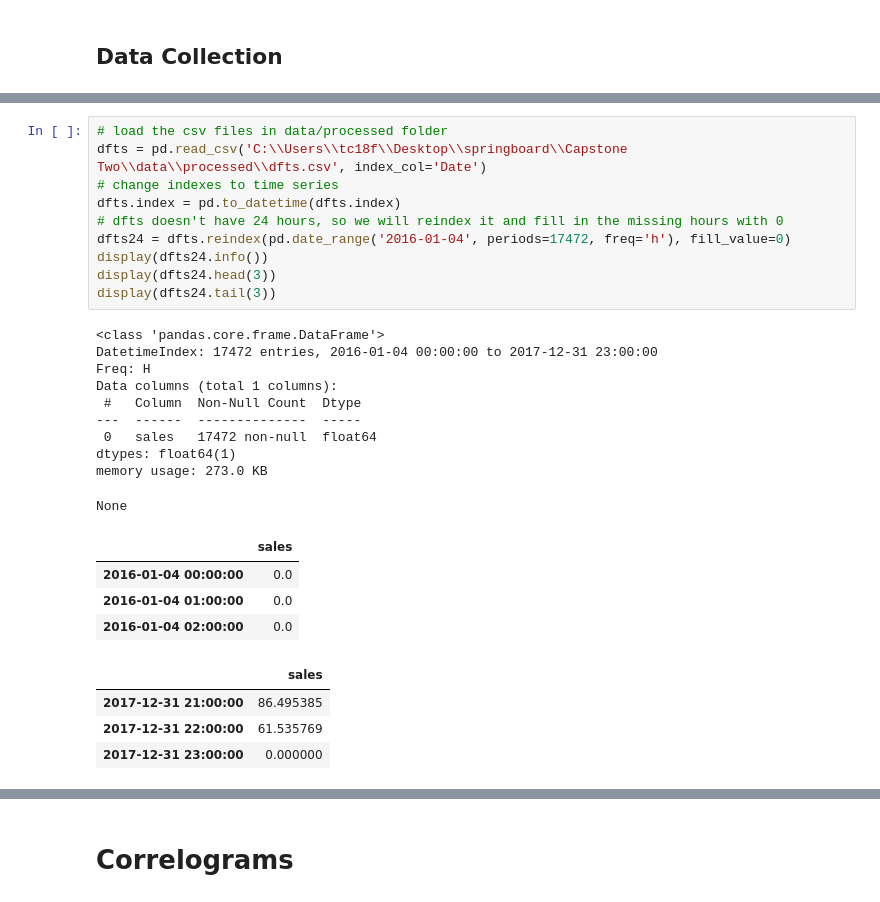
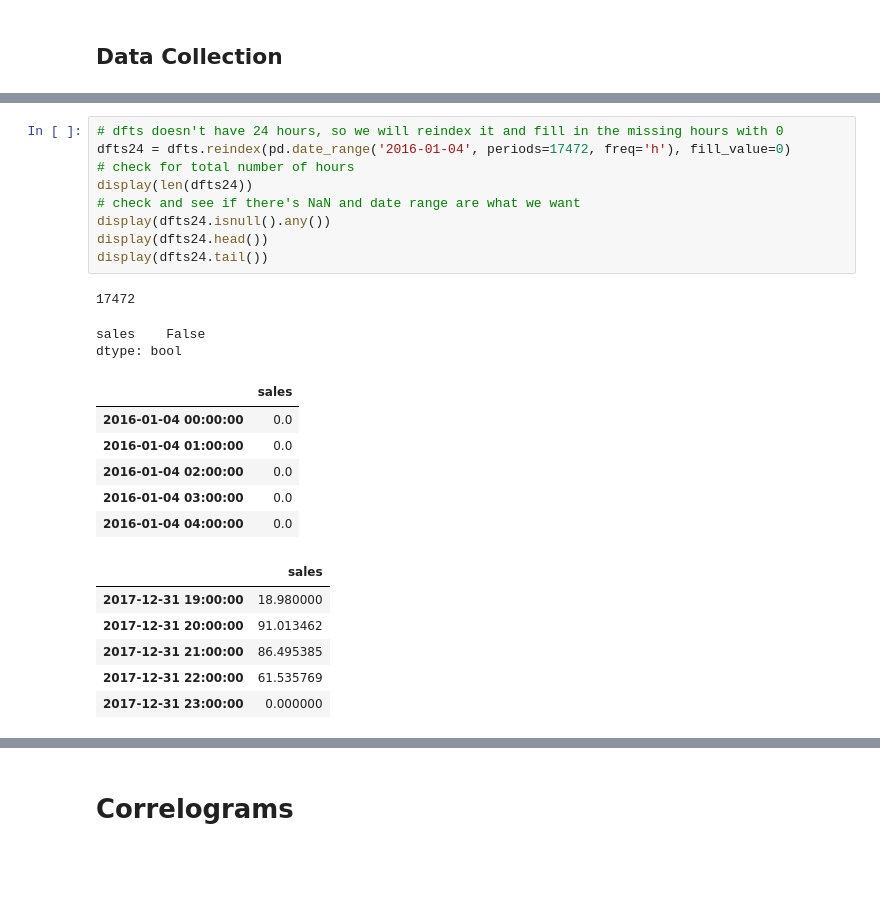
Before and after one commit to tc18fwd/SpringBoard, a Jupyter notebook: Capstone Two/Capstone 2 modeling (hour).ipynb, the cells around one changed output, grey strips where cells are left out. Saved outputs shown, nothing was run; the diff lists cells and outputs as text; blank space fills up the shorter version.

```diff
--- a/Capstone Two/Capstone 2 modeling (hour).ipynb
+++ b/Capstone Two/Capstone 2 modeling (hour).ipynb
@@ -54,29 +68,25 @@ from IPython.display import Image
 # %%
-# load the csv files in data/processed folder
-dfts = pd.read_csv('C:\\Users\\tc18f\\Desktop\\springboard\\Capstone Two\\data\\processed\\dfts.csv', index_col='Date')
-# change indexes to time series
-dfts.index = pd.to_datetime(dfts.index)
 # dfts doesn't have 24 hours, so we will reindex it and fill in the missing hours with 0
 dfts24 = dfts.reindex(pd.date_range('2016-01-04', periods=17472, freq='h'), fill_value=0)
-display(dfts24.info())
-display(dfts24.head(3))
-display(dfts24.tail(3))
+# check for total number of hours
+display(len(dfts24))
+# check and see if there's NaN and date range are what we want
+display(dfts24.isnull().any())
+display(dfts24.head())
+display(dfts24.tail())
 # %% [output]
-<class 'pandas.core.frame.DataFrame'>
-DatetimeIndex: 17472 entries, 2016-01-04 00:00:00 to 2017-12-31 23:00:00
-Freq: H
-Data columns (total 1 columns):
- #   Column  Non-Null Count  Dtype
----  ------  --------------  -----
- 0   sales   17472 non-null  float64
-dtypes: float64(1)
-memory usage: 273.0 KB
+17472
-None
+sales    False
+dtype: bool
 |  | sales |
 | 2016-01-04 00:00:00 | 0.0 |
 | 2016-01-04 01:00:00 | 0.0 |
 | 2016-01-04 02:00:00 | 0.0 |
+| 2016-01-04 03:00:00 | 0.0 |
+| 2016-01-04 04:00:00 | 0.0 |
 |  | sales |
+| 2017-12-31 19:00:00 | 18.980000 |
+| 2017-12-31 20:00:00 | 91.013462 |
 | 2017-12-31 21:00:00 | 86.495385 |
 | 2017-12-31 22:00:00 | 61.535769 |
 | 2017-12-31 23:00:00 | 0.000000 |
```
Also changed, not shown: parts of 119 cells of this notebook, 1 other file.
